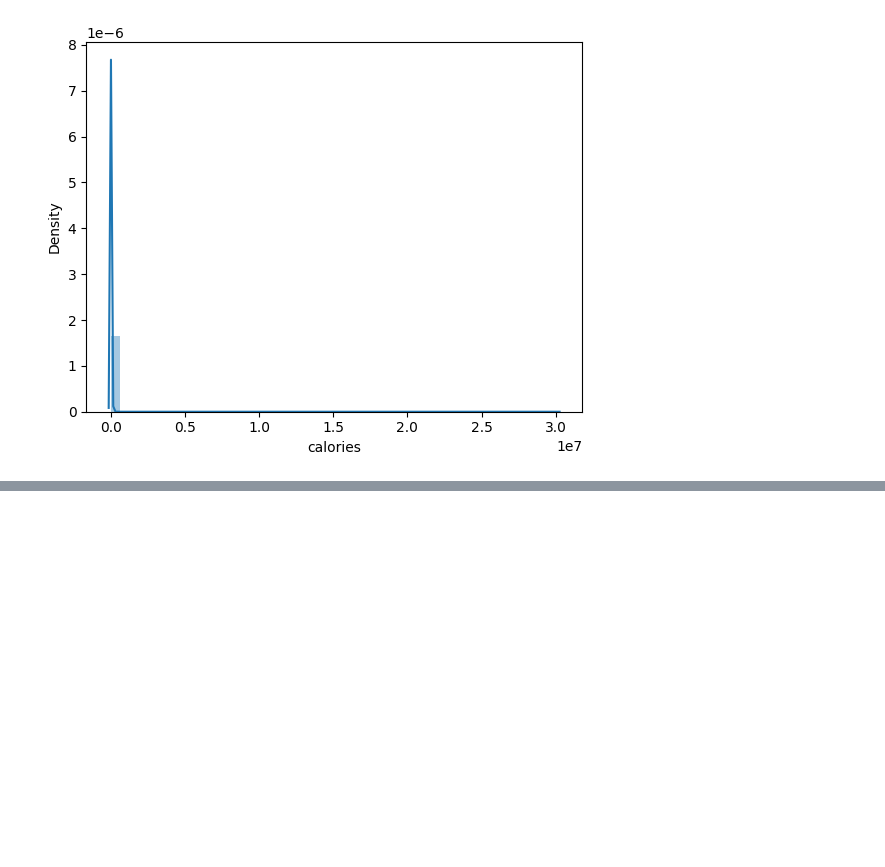
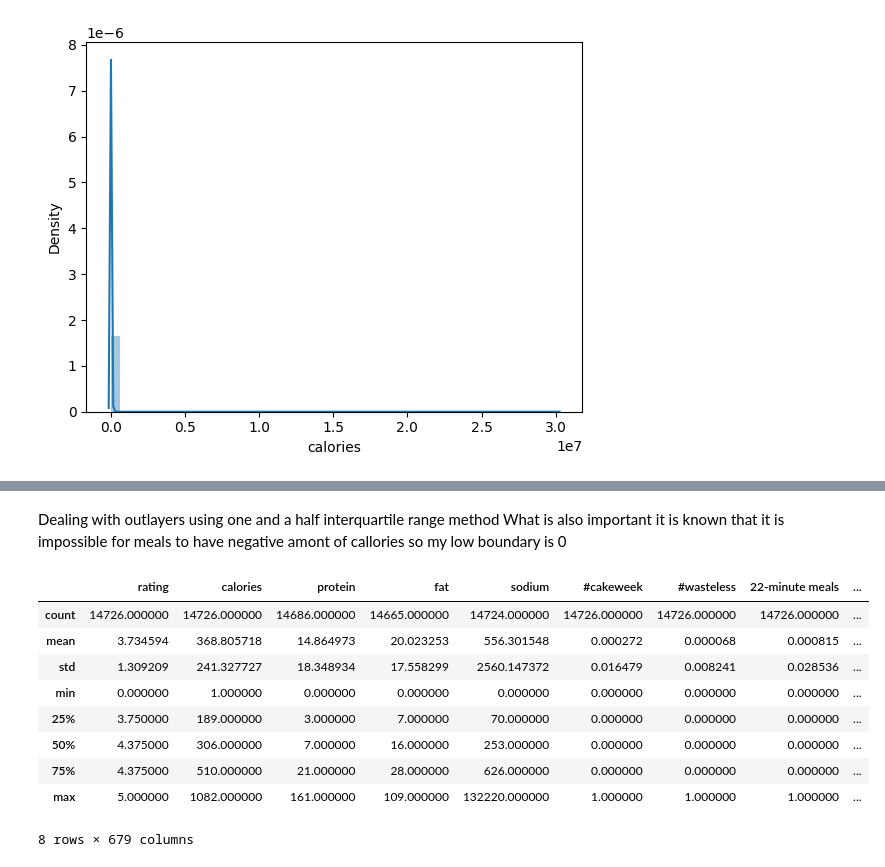
Before and after one commit to dmarszalik/foody, a Jupyter notebook: foody.ipynb, the cells around one changed output, grey strips where cells are left out. Cells and saved outputs as stored; diff of their text form; code cells hidden in the pictures; blank space fills up the shorter version.

```diff
--- a/foody.ipynb
+++ b/foody.ipynb
@@ -76,0 +74,24 @@ https://gist.github.com/mwaskom/de44147ed2974457ad6372750bbe5751
+# %% [markdown]
+Dealing with outlayers using one and a half interquartile range method
+What is also important it is known that it is impossible for meals to have negative amont of callories so my low boundary is 0
+# %%
+q1 = df2['calories'].quantile(0.25)
+q3 = df2['calories'].quantile(0.75)
+interquartile_range = np.abs(q1-q3)
+
+boundary_low = df2['calories'].mean()-1.5*interquartile_range
+boundary_high = df2['calories'].mean()+1.5*interquartile_range
+
+df3 = df2.loc[(df2['calories'] > 0)&(df['calories'] < boundary_high)]
+df3.describe()
+# %% [output]
+|  | rating | calories | protein | fat | sodium | #cakeweek | #wasteless | 22-minute meals | ... |
+| count | 14726.000000 | 14726.000000 | 14686.000000 | 14665.000000 | 14724.000000 | 14726.000000 | 14726.000000 | 14726.000000 | ... |
+| mean | 3.734594 | 368.805718 | 14.864973 | 20.023253 | 556.301548 | 0.000272 | 0.000068 | 0.000815 | ... |
+| std | 1.309209 | 241.327727 | 18.348934 | 17.558299 | 2560.147372 | 0.016479 | 0.008241 | 0.028536 | ... |
+| min | 0.000000 | 1.000000 | 0.000000 | 0.000000 | 0.000000 | 0.000000 | 0.000000 | 0.000000 | ... |
+| 25% | 3.750000 | 189.000000 | 3.000000 | 7.000000 | 70.000000 | 0.000000 | 0.000000 | 0.000000 | ... |
+| 50% | 4.375000 | 306.000000 | 7.000000 | 16.000000 | 253.000000 | 0.000000 | 0.000000 | 0.000000 | ... |
+| 75% | 4.375000 | 510.000000 | 21.000000 | 28.000000 | 626.000000 | 0.000000 | 0.000000 | 0.000000 | ... |
+| max | 5.000000 | 1082.000000 | 161.000000 | 109.000000 | 132220.000000 | 1.000000 | 1.000000 | 1.000000 | ... |
+8 rows × 679 columns
```
Also changed, not shown: parts of 11 cells of this notebook.
